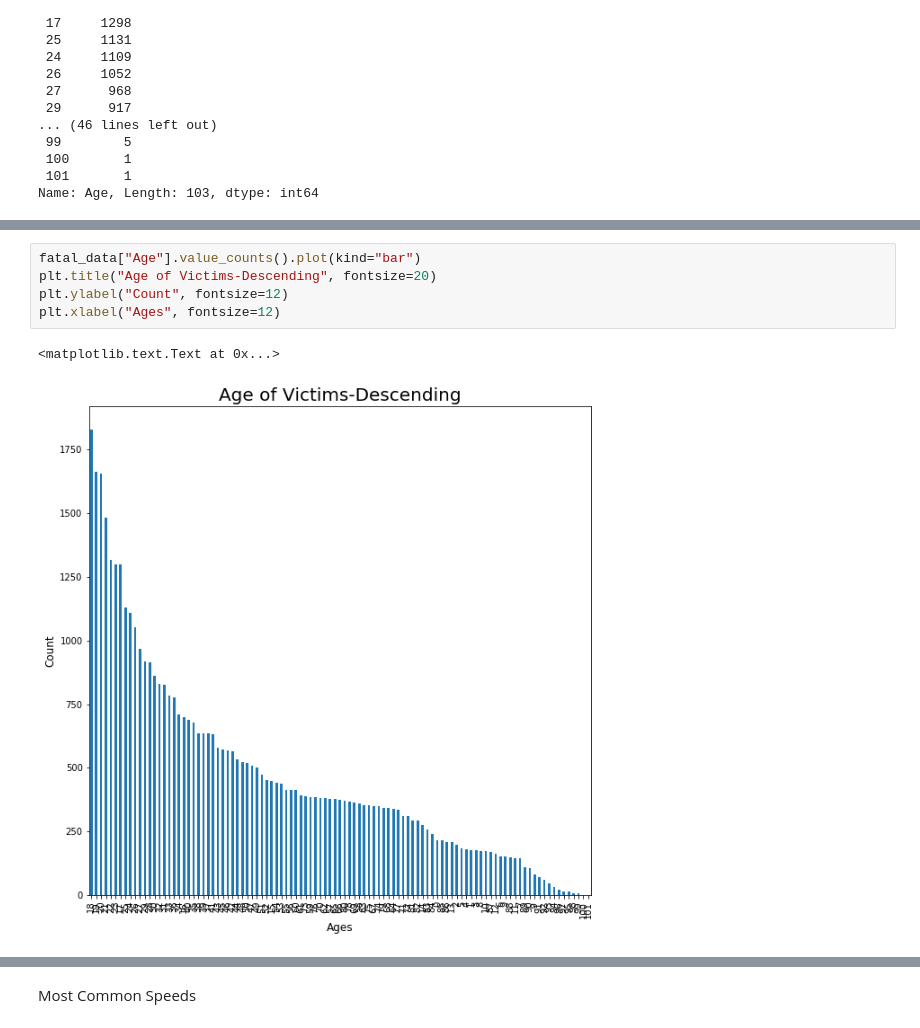
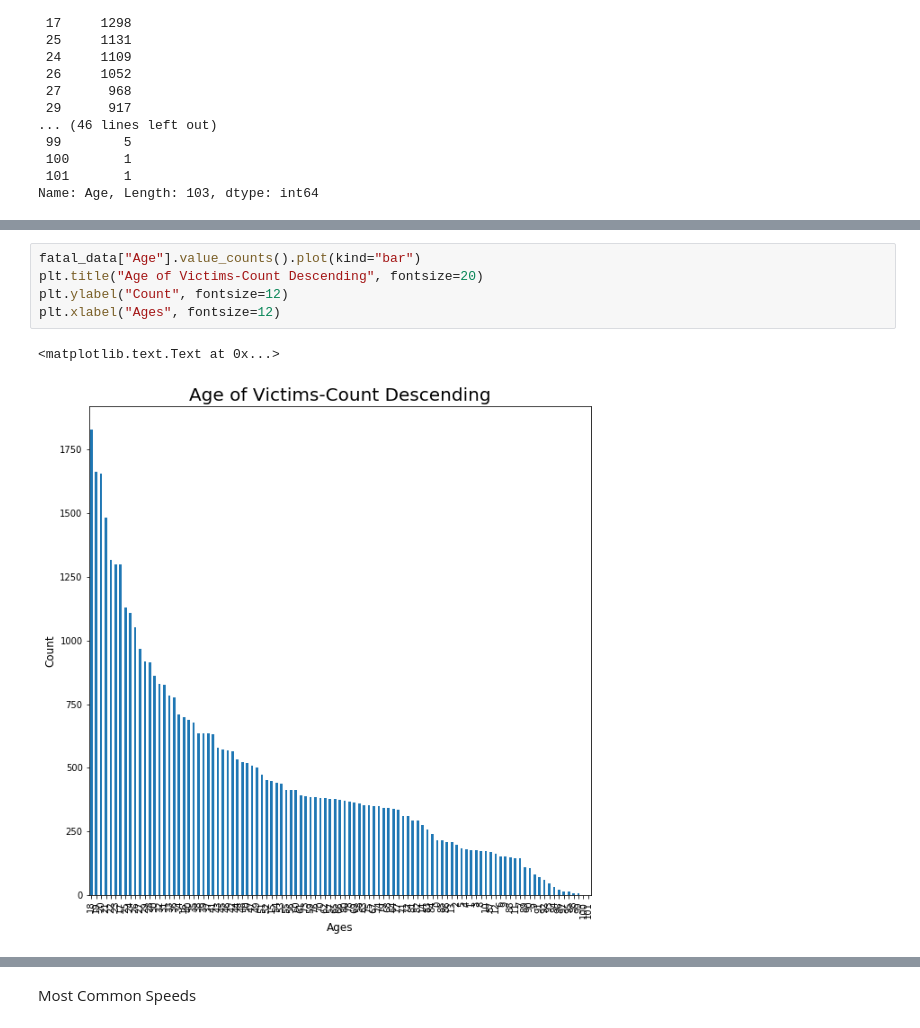
Before and after one commit to Jeyreymey/My-first-website, a Jupyter notebook: Road Crashes in Australia.ipynb, the cells around one changed output, grey strips where cells are left out. Saved outputs shown, nothing was run; the diff lists cells and outputs as text.

```diff
--- a/Road Crashes in Australia.ipynb
+++ b/Road Crashes in Australia.ipynb
@@ -183,11 +171,11 @@ plt.show()
 # %%
 fatal_data["Age"].value_counts().plot(kind="bar")
-plt.title("Age of Victims-Descending", fontsize=20)
+plt.title("Age of Victims-Count Descending", fontsize=20)
 plt.ylabel("Count", fontsize=12)
 plt.xlabel("Ages", fontsize=12)
 # %% [output]
 <matplotlib.text.Text at 0x...>
-[figure, old version]
+[figure, new version]
 # %%
 number_of_bins = 250
 lower_bound = -9
```
Also changed, not shown: parts of 20 cells of this notebook.
